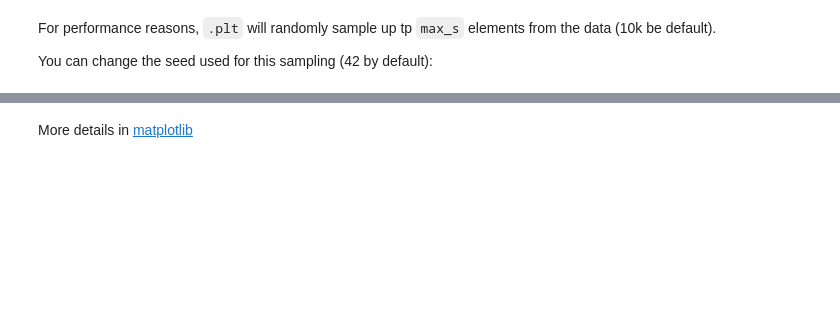
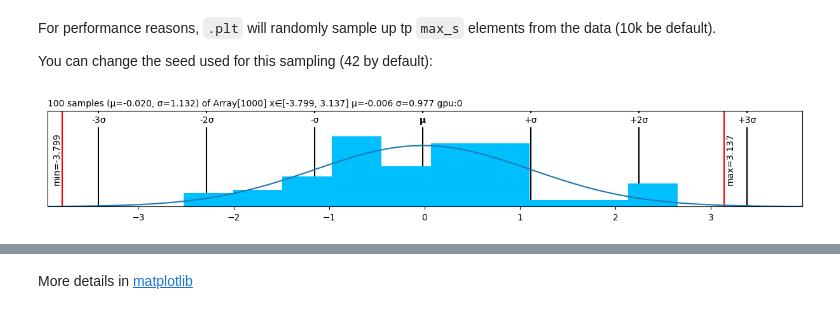
Before and after one commit to xl0/lovely-jax, a Jupyter notebook: nbs/03a_utils.config.ipynb, the cells around one changed output, grey strips where cells are left out. Drawn from its saved outputs; the diff is of its cells as text; code cells hidden in the pictures; blank space fills up the shorter version.

```diff
--- a/nbs/03a_utils.config.ipynb
+++ b/nbs/03a_utils.config.ipynb
@@ -238,6 +244,8 @@ For performance reasons, <code>.plt</code> will randomly sample up tp `max_s` el
 
 You can change the seed used for this sampling (42 by default):
 # %%
-# set_config(plt_seed=1)
-# a.plt(max_s=100)
+set_config(plt_seed=1)
+a.plt(max_s=100)
+# %% [output]
+[figure, added]
 # %%
```
Also changed, not shown: parts of 17 cells of this notebook, 5 other files.
